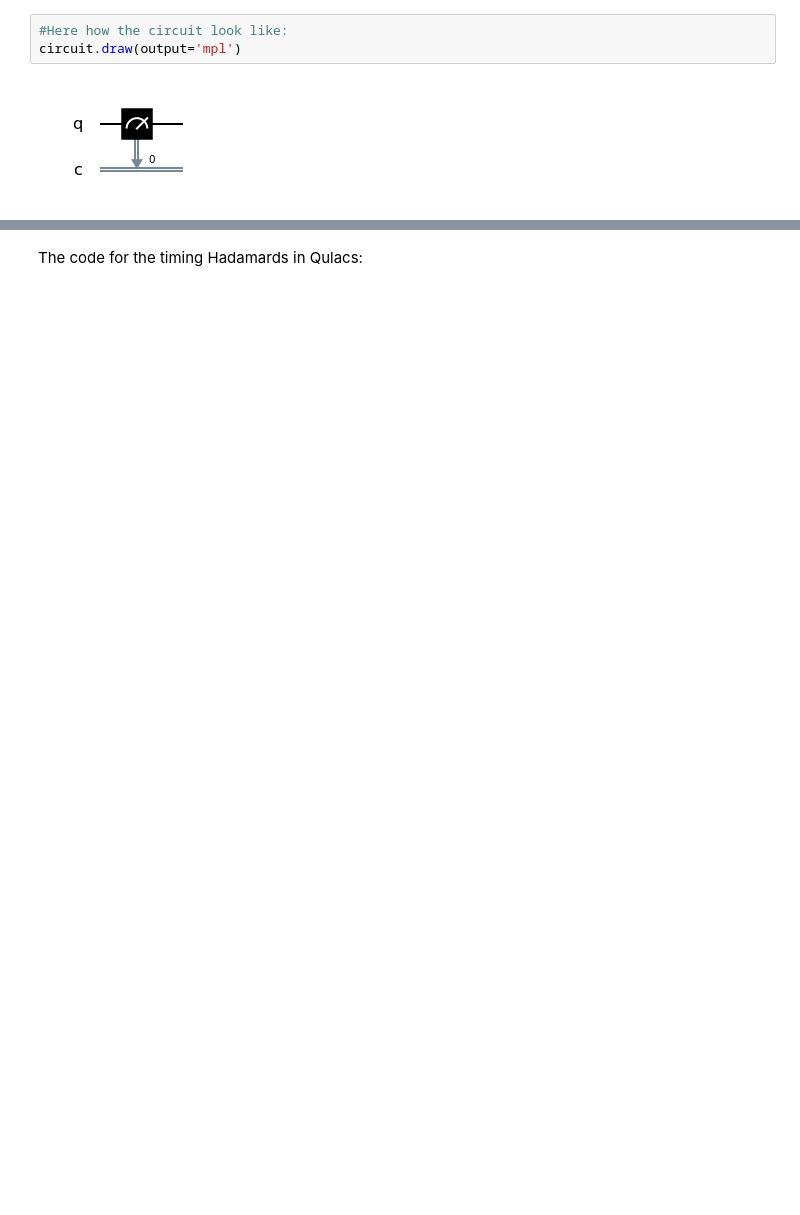
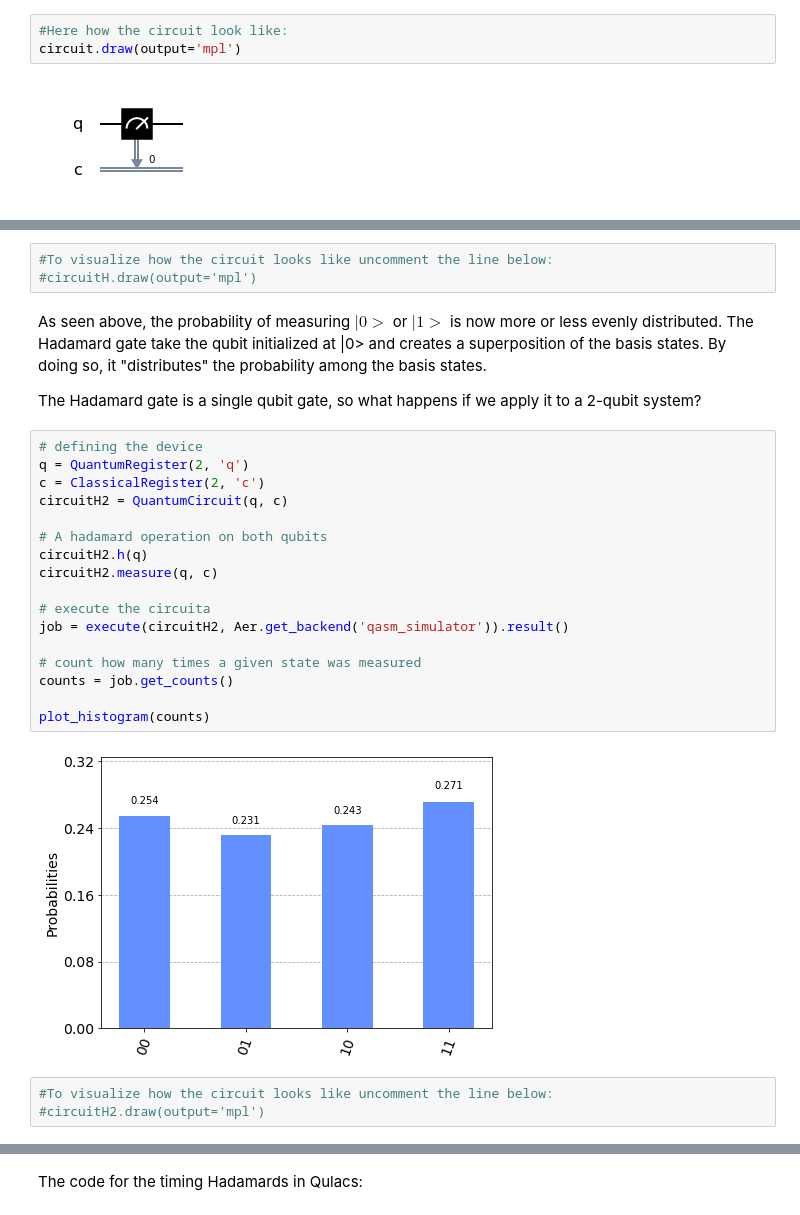
Before and after one commit to sara-nl/QuantumComputing, a Jupyter notebook: notebooks/Basics_and_Benchmarking.ipynb, the cells around one changed output, grey strips where cells are left out. Cells and saved outputs as stored; diff of their text form; blank space fills up the shorter version.

```diff
--- a/notebooks/Basics_and_Benchmarking.ipynb
+++ b/notebooks/Basics_and_Benchmarking.ipynb
@@ -456,0 +268,29 @@ print(qisHadamards)
+# %%
+#To visualize how the circuit looks like uncomment the line below:
+#circuitH.draw(output='mpl')
+# %% [markdown]
+As seen above, the probability of measuring $|0>$ or $|1>$ is now more or less evenly distributed. The Hadamard gate take the qubit initialized at |0> and creates a superposition of the basis states. By doing so, it "distributes" the probability among the basis states.
+
+The Hadamard gate is a single qubit gate, so what happens if we apply it to a 2-qubit system?
+# %%
+# defining the device
+q = QuantumRegister(2, 'q')
+c = ClassicalRegister(2, 'c')
+circuitH2 = QuantumCircuit(q, c)
+
+# A hadamard operation on both qubits
+circuitH2.h(q)
+circuitH2.measure(q, c)
+
+# execute the circuita
+job = execute(circuitH2, Aer.get_backend('qasm_simulator')).result()
+
+# count how many times a given state was measured
+counts = job.get_counts()
+
+plot_histogram(counts)
+# %% [output]
+[figure, added]
+# %%
+#To visualize how the circuit looks like uncomment the line below:
+#circuitH2.draw(output='mpl')
```
Also changed, not shown: parts of 75 cells of this notebook.
